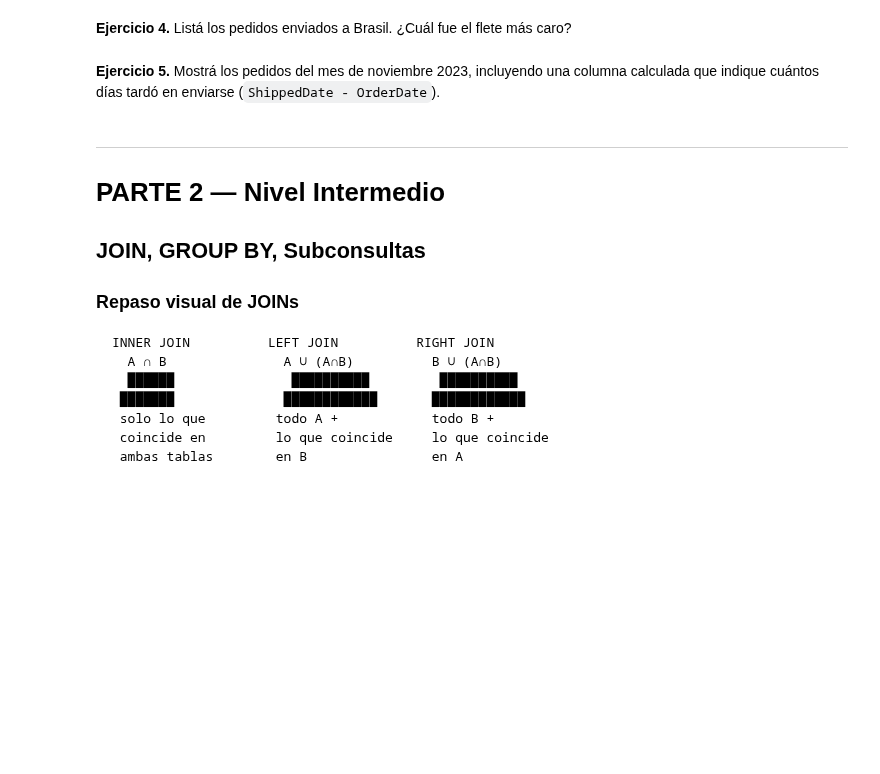
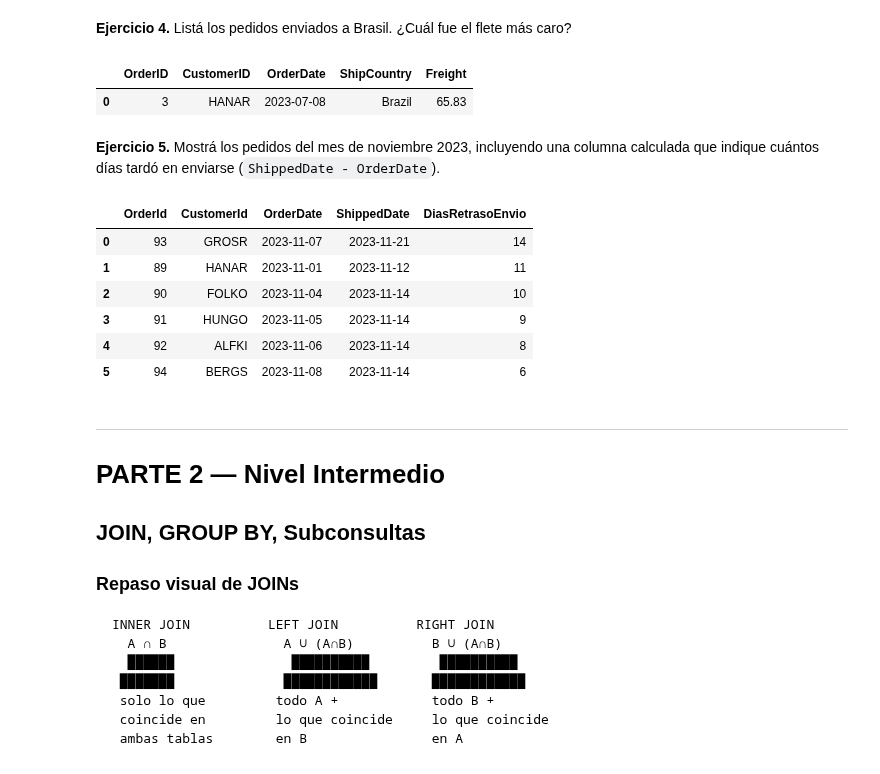
Before and after one commit to alexballera/taller-tgad-fce, a Jupyter notebook: sesiones/segundo-parcial/u2/clase11/teorica/bbdd/northwind_mysql.ipynb, the cells around one changed output. Drawn from its saved outputs; the diff is of its cells as text; code cells hidden in the pictures; blank space fills up the shorter version.

```diff
--- a/sesiones/segundo-parcial/u2/clase11/teorica/bbdd/northwind_mysql.ipynb
+++ b/sesiones/segundo-parcial/u2/clase11/teorica/bbdd/northwind_mysql.ipynb
@@ -392,10 +392,42 @@ query("""
 **Ejercicio 4.** Listá los pedidos enviados a Brasil. ¿Cuál fue el flete más caro?
 # %%
 # Ejercicio 4
+query("""
+      SELECT `OrderID`,
+             `CustomerID`,
+             `OrderDate`,
+             `ShipCountry`,
+             `Freight`
+      FROM `Orders`
+      WHERE `ShipCountry` = 'Brazil'
+      ORDER BY `Freight` DESC
+      LIMIT 1
+      """)
+# %% [output]
+|  | OrderID | CustomerID | OrderDate | ShipCountry | Freight |
+| 0 | 3 | HANAR | 2023-07-08 | Brazil | 65.83 |
 # %% [markdown]
 **Ejercicio 5.** Mostrá los pedidos del mes de noviembre 2023, incluyendo una columna calculada que indique cuántos días tardó en enviarse (`ShippedDate - OrderDate`).
 # %%
 # Ejercicio 5
+query("""
+      SELECT `OrderId`,
+                `CustomerId`,
+                `OrderDate`,
+                `ShippedDate`,
+                (DATEDIFF(`ShippedDate`, `OrderDate`)) AS `DiasRetrasoEnvio`
+        FROM `Orders`
+        WHERE `OrderDate` BETWEEN '2023-11-01' AND '2023-11-30'
+        ORDER BY `DiasRetrasoEnvio` DESC
+      """)
+# %% [output]
+|  | OrderId | CustomerId | OrderDate | ShippedDate | DiasRetrasoEnvio |
+| 0 | 93 | GROSR | 2023-11-07 | 2023-11-21 | 14 |
+| 1 | 89 | HANAR | 2023-11-01 | 2023-11-12 | 11 |
+| 2 | 90 | FOLKO | 2023-11-04 | 2023-11-14 | 10 |
+| 3 | 91 | HUNGO | 2023-11-05 | 2023-11-14 | 9 |
+| 4 | 92 | ALFKI | 2023-11-06 | 2023-11-14 | 8 |
+| 5 | 94 | BERGS | 2023-11-08 | 2023-11-14 | 6 |
 # %% [markdown]
 ---
 # PARTE 2 — Nivel Intermedio
```
Also changed, not shown: 1 other file.
